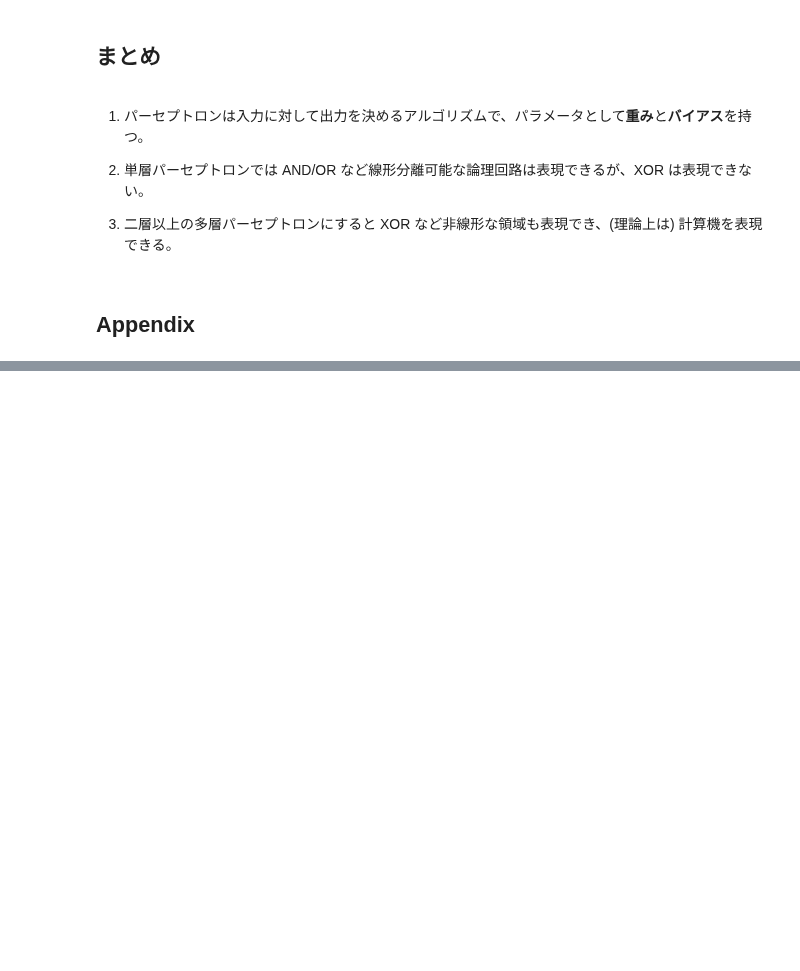
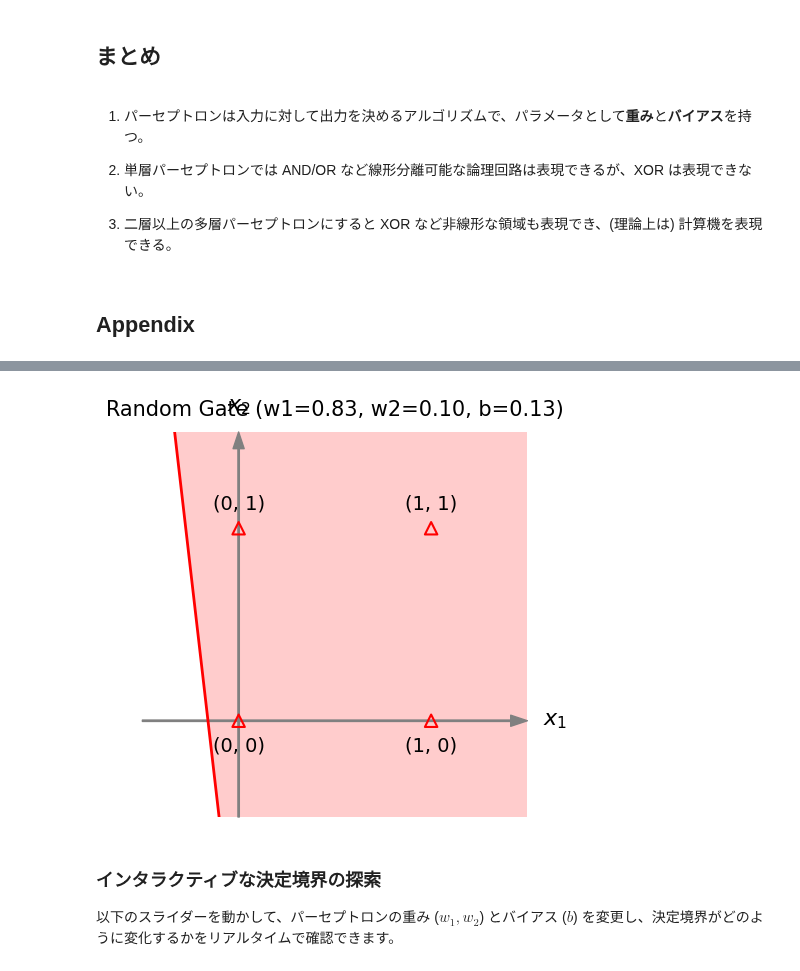
Before and after one commit to AcademiXBase/deep-learning-from-scratch, a Jupyter notebook: my_notebooks/ch02.ipynb, the cells around one changed output, grey strips where cells are left out. Saved outputs shown, nothing was run; the diff lists cells and outputs as text; code cells hidden in the pictures; blank space fills up the shorter version.

```diff
--- a/my_notebooks/ch02.ipynb
+++ b/my_notebooks/ch02.ipynb
@@ -298,0 +360,31 @@ fig_xnor, ax_xnor = plotter.plot(XNOR)
+# %%
+import numpy as np
+from IPython.display import display
+import ipywidgets as widgets
+
+def plot_random_decision_boundary(b=None):
+    # ランダムな重みとバイアスを生成
+    # 視覚化に適した範囲に調整
+    w1 = np.random.uniform(-1.0, 1.0)
+    w2 = np.random.uniform(-1.0, 1.0)
+    b = np.random.uniform(-1.0, 1.0)
+
+    random_gate = Gate(w=[w1, w2], b=b, name=f"Random Gate (w1={w1:.2f}, w2={w2:.2f}, b={b:.2f})")
+
+    # 決定境界をプロット
+    # fig_random と ax_random は新しいプロットごとに更新される
+    fig_random, ax_random = plotter.plot(random_gate)
+
+# ボタンの作成
+button = widgets.Button(description="ランダムな決定境界をプロット")
+output = widgets.Output()
+
+def on_button_clicked(b):
+    with output:
+        output.clear_output(wait=True)
+        plot_random_decision_boundary()
+
+button.on_click(on_button_clicked)
+
+display(button, output)
+# %% [output]
@@ -298,0 +393,5 @@ fig_xnor, ax_xnor = plotter.plot(XNOR)
+[figure, added]
+# %% [markdown]
+### インタラクティブな決定境界の探索
+
+以下のスライダーを動かして、パーセプトロンの重み ($w_1, w_2$) とバイアス ($b$) を変更し、決定境界がどのように変化するかをリアルタイムで確認できます。
```
Also changed, not shown: parts of 19 cells of this notebook.
